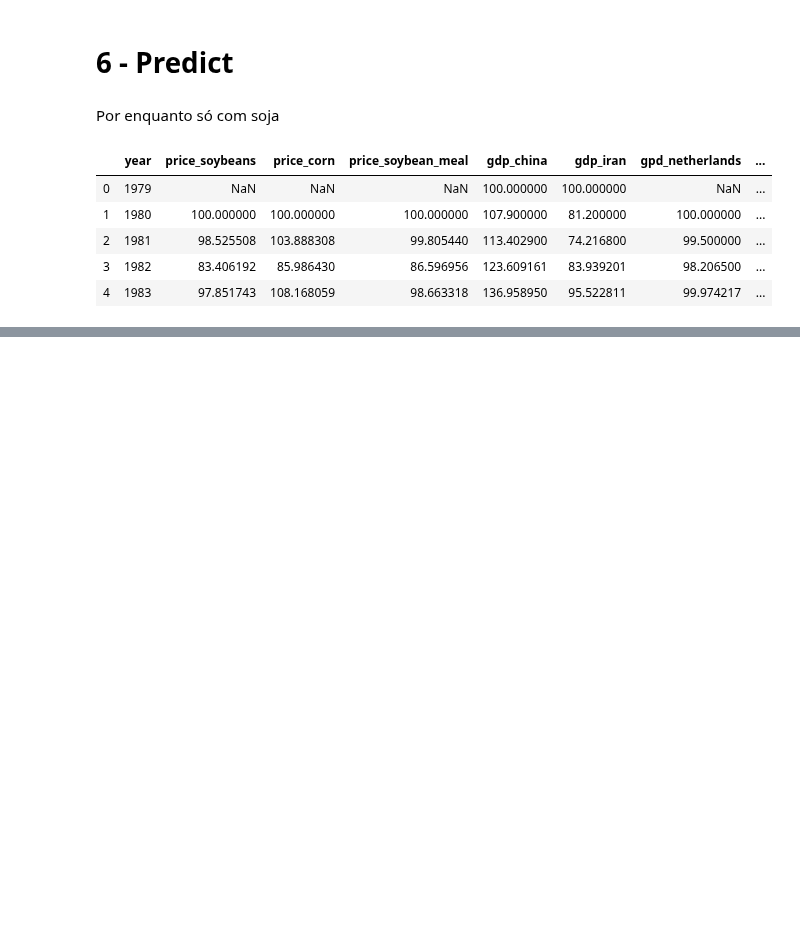
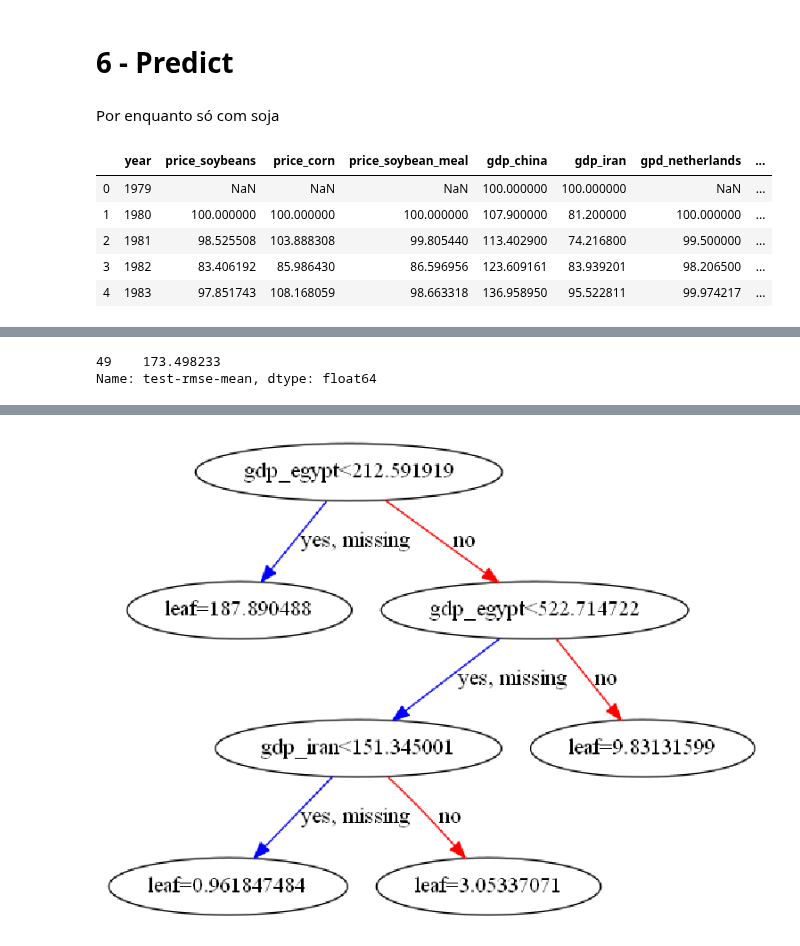
Before and after one commit to moscamortal/4inteligence, a Jupyter notebook: cases.ipynb, the cells around one changed output, grey strips where cells are left out. Drawn from its saved outputs; the diff is of its cells as text; code cells hidden in the pictures; blank space fills up the shorter version.

```diff
--- a/cases.ipynb
+++ b/cases.ipynb
@@ -471,0 +429,2 @@ total_exportation[total_exportation.index == 2000].index[0]
+# %%
+historical_serie['tagert'] = pd.concat([predict_future,pd.DataFrame(data=tager_pass_values, index=prev_pass, columns=['total_exported'])]).sort_index().values
@@ -471,0 +437,3 @@ total_exportation[total_exportation.index == 2000].index[0]
+# %%
+X = historical_serie.drop(['tagert'],axis=1)
+y = historical_serie['tagert']
@@ -471,0 +442,2 @@ total_exportation[total_exportation.index == 2000].index[0]
+# %%
+data_dmatrix = xgb.DMatrix(data=X,label=y)
@@ -471,0 +458,4 @@ total_exportation[total_exportation.index == 2000].index[0]
+# %%
+params = {"objective":"reg:linear",'colsample_bytree': 0.3,'learning_rate': 0.1, 'max_depth': 5, 'alpha': 10}
+
+cv_results = xgb.cv(dtrain=data_dmatrix, params=params, nfold=3, num_boost_round=50,early_stopping_rounds=10,metrics="rmse", as_pandas=True, seed=123)
@@ -471,0 +475,11 @@ total_exportation[total_exportation.index == 2000].index[0]
+# %%
+print((cv_results["test-rmse-mean"]).tail(1))
+# %% [output]
+49    173.498233
+Name: test-rmse-mean, dtype: float64
+# %%
+xg_reg = xgb.train(params=params, dtrain=data_dmatrix, num_boost_round=10)
+xgb.plot_tree(xg_reg,num_trees=0)
+plt.rcParams['figure.figsize'] = [200, 10]
+plt.show()
+# %% [output]
@@ -471,0 +487 @@ total_exportation[total_exportation.index == 2000].index[0]
+[figure, added]
```
Also changed, not shown: parts of 74 cells of this notebook.
